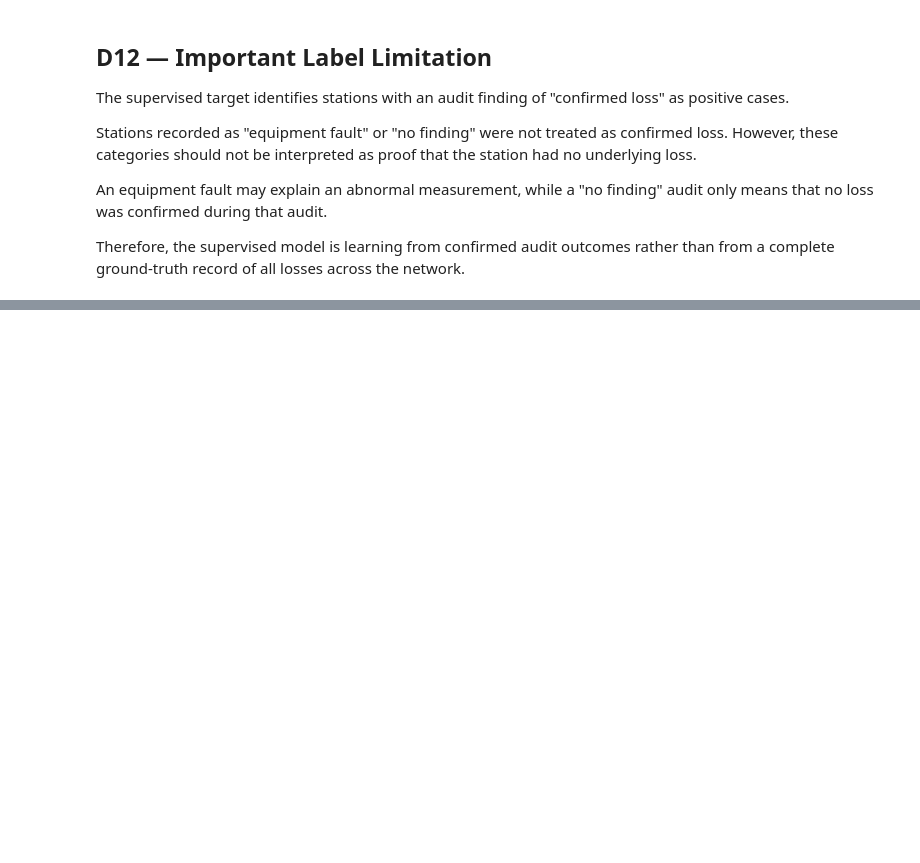
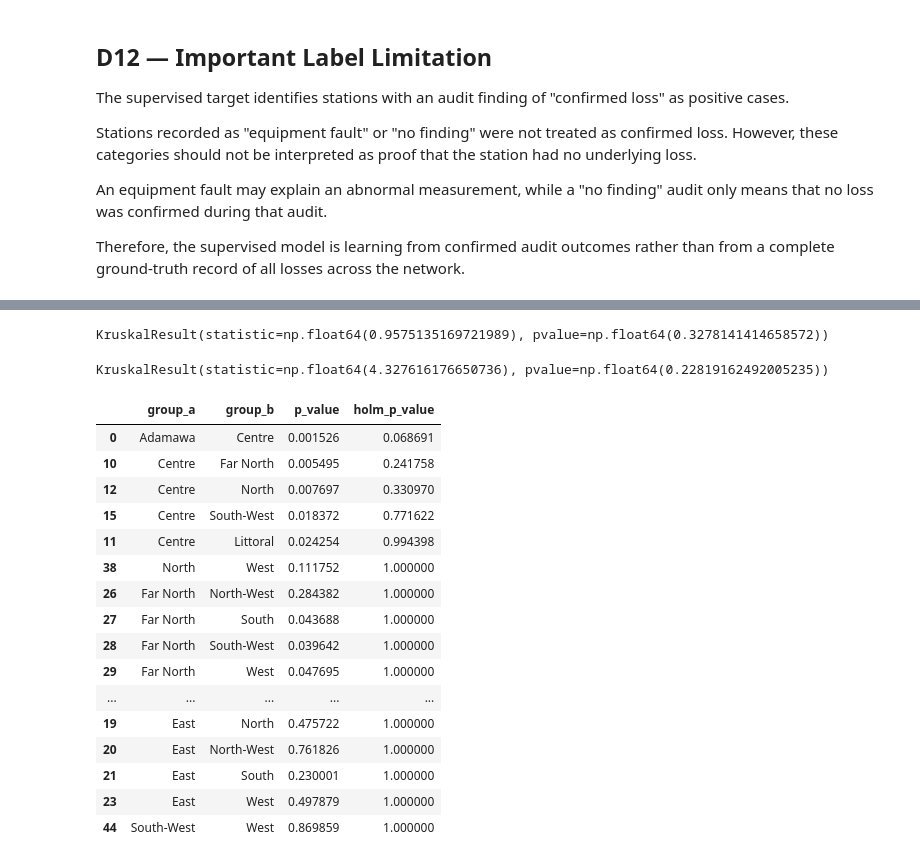
Before and after one commit to moforrochelle/skye8-ds-mofor-rochelle, a Jupyter notebook: notebooks/fuel_reconciliation.ipynb, the cells around one changed output, grey strips where cells are left out. Cells and saved outputs as stored; diff of their text form; code cells hidden in the pictures; blank space fills up the shorter version.

Commit message:
Complete Stage E reports

```diff
--- a/notebooks/fuel_reconciliation.ipynb
+++ b/notebooks/fuel_reconciliation.ipynb
@@ -2525,0 +2764,33 @@ across the network.
+# %%
+def holm_correction(p_values):
+    p_values = np.asarray(p_values)
+    order = np.argsort(p_values)
+    adjusted = np.empty(len(p_values))
+
+    for i, index in enumerate(order):
+        adjusted[index] = (len(p_values) - i) * p_values[index]
+
+    adjusted = np.maximum.accumulate(adjusted[order])
+
+    result = np.empty(len(p_values))
+    result[order] = np.minimum(adjusted, 1.0)
+
+    return result
+# %%
+def pairwise_holm_tests(data, group_column):
+    grouped = list(data.groupby(group_column, observed=True)["loss_pct"])
+
+    results = []
+
+    for (name_a, values_a), (name_b, values_b) in combinations(grouped, 2):
+        _, p_value = mannwhitneyu(
+            values_a.dropna(), values_b.dropna(), alternative="two-sided"
+        )
+
+        results.append({"group_a": name_a, "group_b": name_b, "p_value": p_value})
+
+    results_df = pd.DataFrame(results)
+
+    results_df["holm_p_value"] = holm_correction(results_df["p_value"])
+
+    return results_df.sort_values("holm_p_value")
@@ -2525,0 +2819,44 @@ across the network.
+# %%
+highway_groups = [
+    group["loss_pct"].dropna()
+    for _, group in stage_e_data.groupby("highway_group", observed=True)
+]
+
+highway_kruskal = kruskal(*highway_groups)
+
+highway_kruskal
+# %% [output]
+KruskalResult(statistic=np.float64(0.9575135169721989), pvalue=np.float64(0.3278141414658572))
+# %%
+tenure_groups = [
+    group["loss_pct"].dropna()
+    for _, group in stage_e_data.groupby("tenure_group", observed=True)
+]
+
+tenure_kruskal = kruskal(*tenure_groups)
+
+tenure_kruskal
+# %% [output]
+KruskalResult(statistic=np.float64(4.327616176650736), pvalue=np.float64(0.22819162492005235))
+# %%
+region_pairwise = pairwise_holm_tests(stage_e_data, "region")
+
+region_pairwise
+# %% [output]
+|  | group_a | group_b | p_value | holm_p_value |
+| 0 | Adamawa | Centre | 0.001526 | 0.068691 |
+| 10 | Centre | Far North | 0.005495 | 0.241758 |
+| 12 | Centre | North | 0.007697 | 0.330970 |
+| 15 | Centre | South-West | 0.018372 | 0.771622 |
+| 11 | Centre | Littoral | 0.024254 | 0.994398 |
+| 38 | North | West | 0.111752 | 1.000000 |
+| 26 | Far North | North-West | 0.284382 | 1.000000 |
+| 27 | Far North | South | 0.043688 | 1.000000 |
+| 28 | Far North | South-West | 0.039642 | 1.000000 |
+| 29 | Far North | West | 0.047695 | 1.000000 |
+| ... | ... | ... | ... | ... |
+| 19 | East | North | 0.475722 | 1.000000 |
+| 20 | East | North-West | 0.761826 | 1.000000 |
+| 21 | East | South | 0.230001 | 1.000000 |
+| 23 | East | West | 0.497879 | 1.000000 |
+| 44 | South-West | West | 0.869859 | 1.000000 |
```
Also changed, not shown: parts of 32 cells of this notebook, 2 other files.
